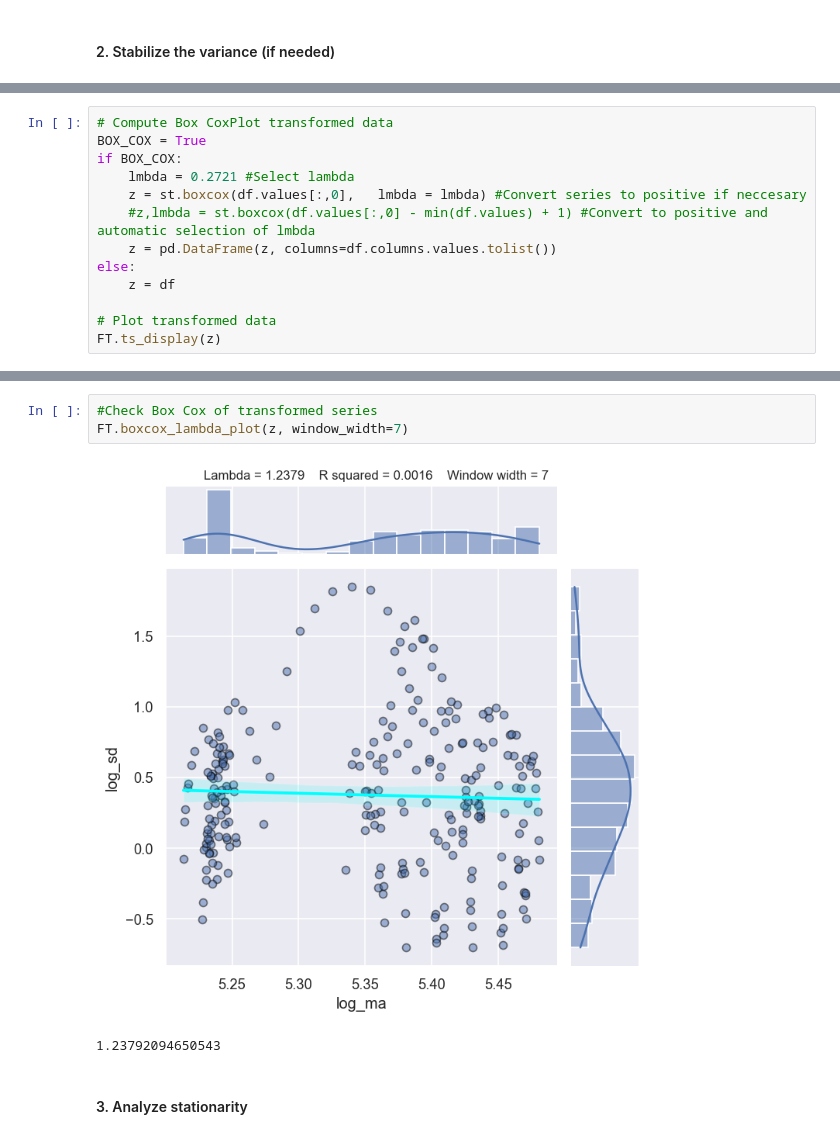
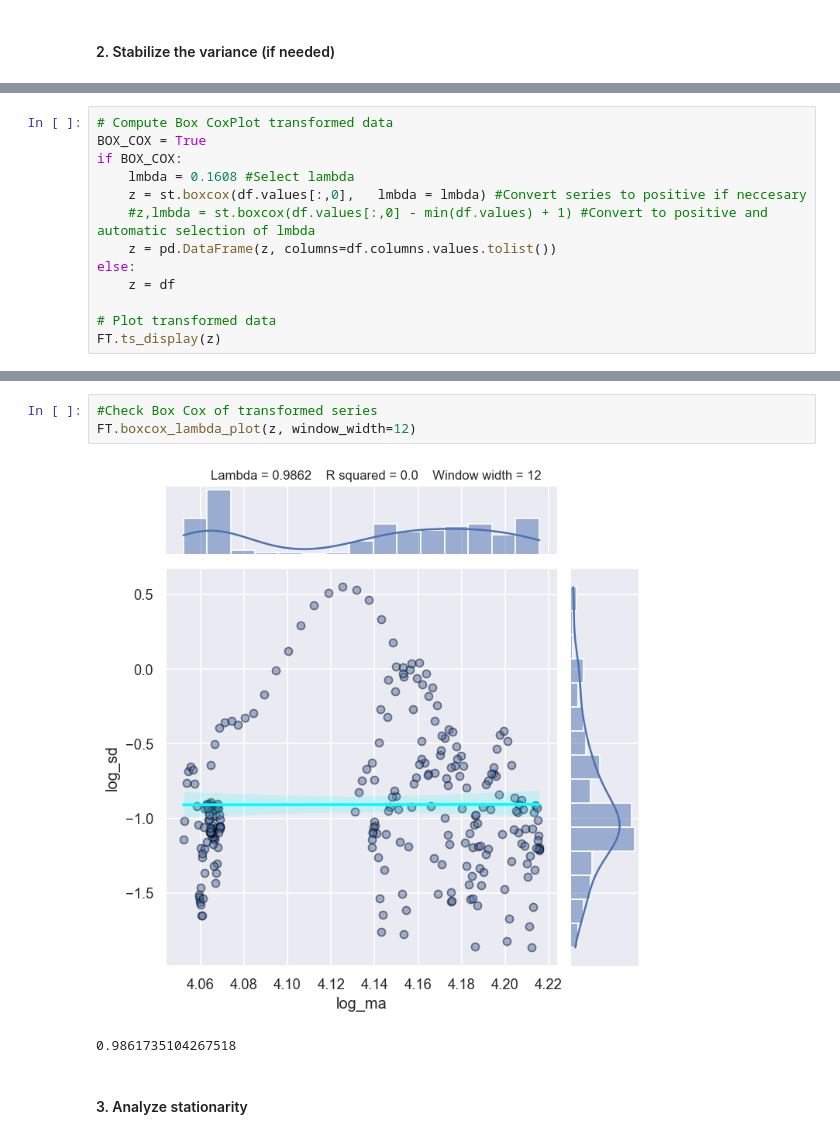
Before and after one commit to juanls1/Assignment2_ML, a Jupyter notebook: ML_Assignment2.ipynb, the cells around one changed output, grey strips where cells are left out. Drawn from its saved outputs; the diff is of its cells as text.

```diff
--- a/ML_Assignment2.ipynb
+++ b/ML_Assignment2.ipynb
@@ -105,7 +105,7 @@ FT.boxcox_lambda_plot(df, window_width=10)
 # Compute Box CoxPlot transformed data
 BOX_COX = True
 if BOX_COX:
-    lmbda = 0.2721 #Select lambda
+    lmbda = 0.1608 #Select lambda
     z = st.boxcox(df.values[:,0],   lmbda = lmbda) #Convert series to positive if neccesary
     #z,lmbda = st.boxcox(df.values[:,0] - min(df.values) + 1) #Convert to positive and automatic selection of lmbda
     z = pd.DataFrame(z, columns=df.columns.values.tolist())
@@ -119,9 +119,9 @@ FT.ts_display(z)
 # %%
 #Check Box Cox of transformed series
-FT.boxcox_lambda_plot(z, window_width=7)
+FT.boxcox_lambda_plot(z, window_width=12)
 # %% [output]
-[figure, old version]
+[figure, new version]
-1.23792094650543
+0.9861735104267518
 # %% [markdown]
 #### 3. Analyze stationarity
 # %%
```
Also changed, not shown: parts of 13 cells of this notebook.
